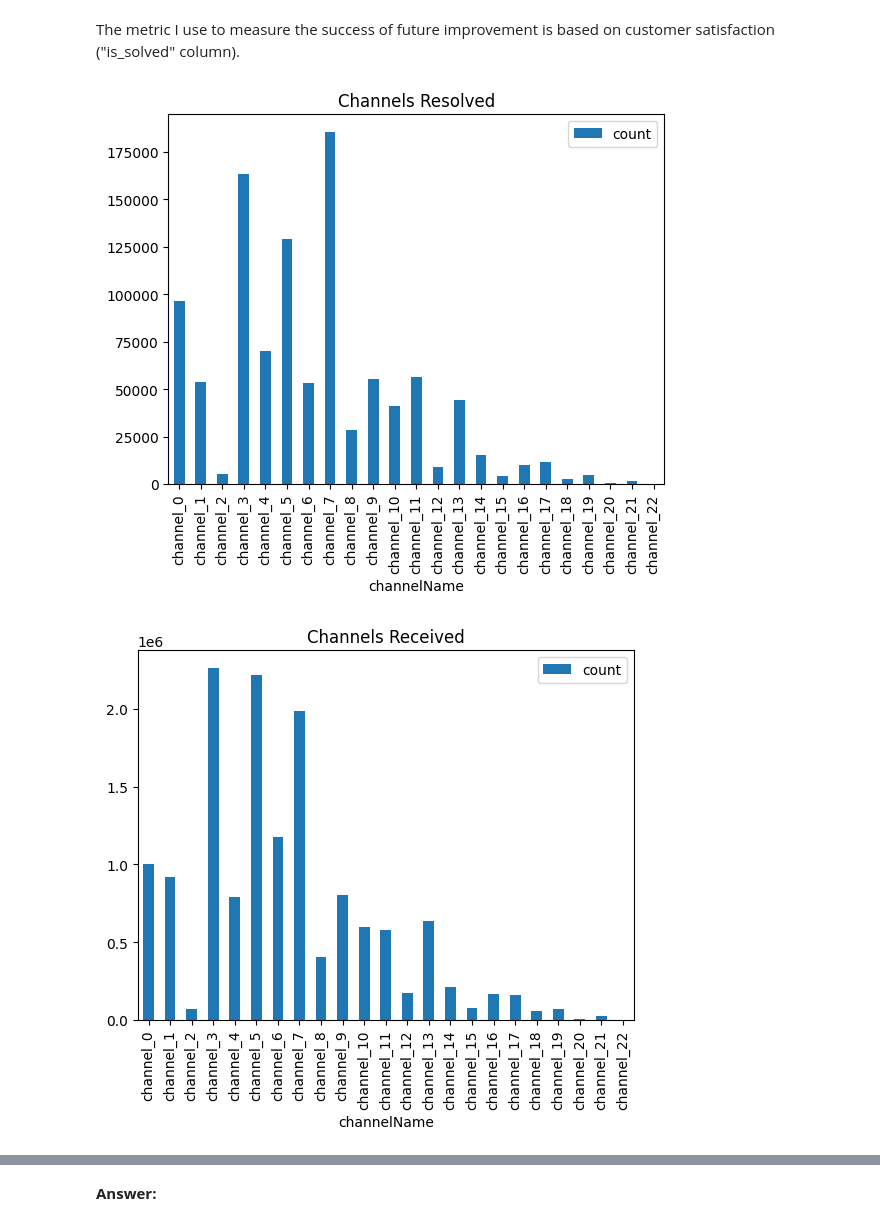
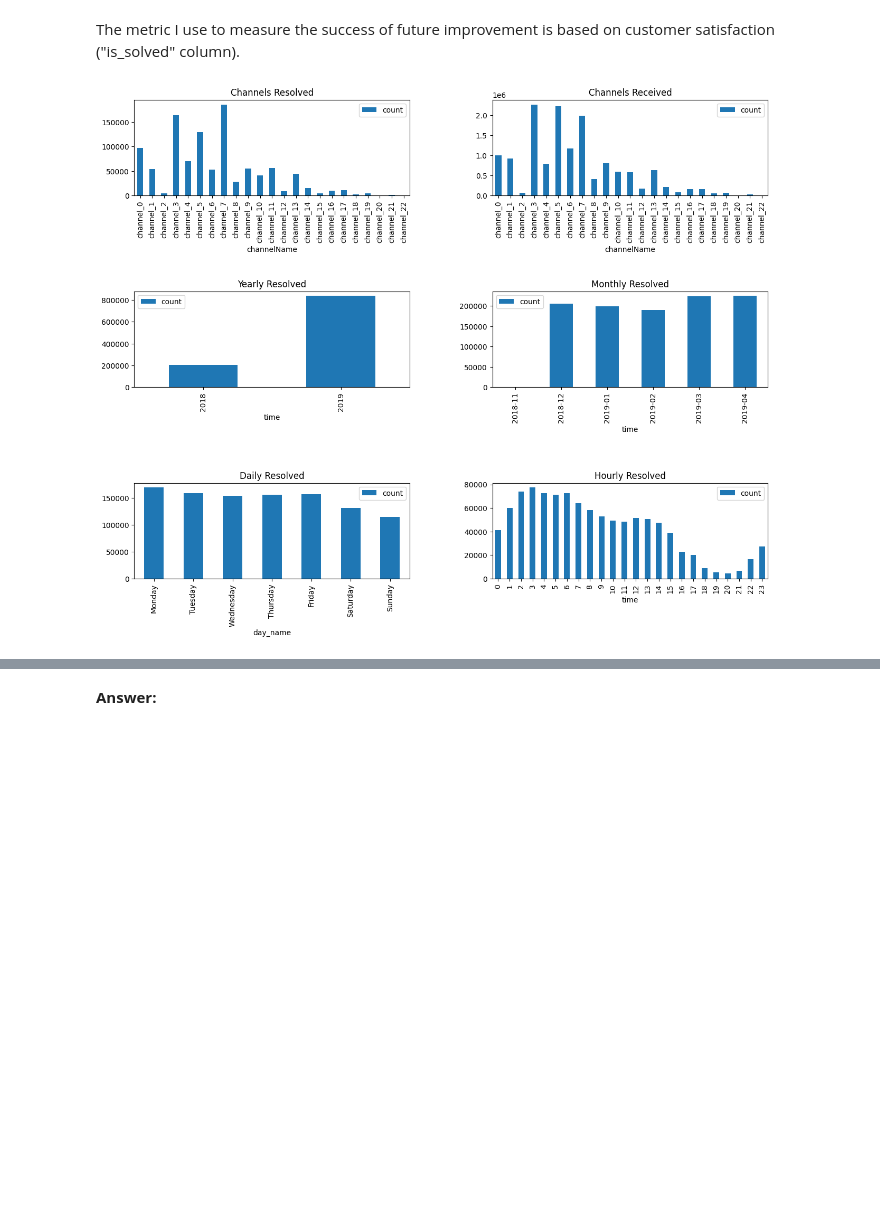
Before and after one commit to adrioui/data-exploration, a Jupyter notebook: Data Exploration.ipynb, the cells around one changed output, grey strips where cells are left out. Cells and saved outputs as stored; diff of their text form; code cells hidden in the pictures; blank space fills up the shorter version.

Commit message:
Adjusted the plots.

```diff
--- a/Data Exploration.ipynb
+++ b/Data Exploration.ipynb
@@ -266,13 +266,17 @@ The metric I use to measure the success of future improvement is based on custom
 year_grp_is_solved = df.groupby([df["time"].dt.year], as_index=False)["is_solved"].value_counts()
 month_grp_is_solved = df.groupby([df["time"].dt.to_period('M')], as_index=False)["is_solved"].value_counts()
 # %%
-channel_grp_is_solved.loc[channel_grp_is_solved["is_solved"] == 1].plot(x="channelName", y="count", title="Channels Resolved", kind="bar")
-channels_received_calls_count.plot(x="channelName", y="count", title="Channels Received", kind="bar")
-year_grp_is_solved.loc[year_grp_is_solved["is_solved"] == 1].plot(x="time", y="count", title="Yearly Resolved", kind="bar")
-month_grp_is_solved.loc[month_grp_is_solved["is_solved"] == 1].plot(x="time", y="count", title="Monthly Resolved", kind="bar")
-day_grp_is_solved.loc[day_grp_is_solved["is_solved"] == 1].plot(x="day_name", y="count", title="Daily Resolved", kind="bar")
-hour_grp_is_solved.loc[hour_grp_is_solved["is_solved"] == 1].plot(x="time", y="count", title="Hourly Resolved", kind="bar")
+fig, axes = plt.subplots(nrows=3, ncols=2)
+plt.subplots_adjust(left=None, bottom=None, right=2, top=2, wspace=0.3, hspace=1)
+
+channel_grp_is_solved.loc[channel_grp_is_solved["is_solved"] == 1].plot(ax=axes[0, 0], x="channelName", y="count", title="Channels Resolved", kind="bar")
+channels_received_calls_count.plot(ax=axes[0, 1], x="channelName", y="count", title="Channels Received", kind="bar")
+
+year_grp_is_solved.loc[year_grp_is_solved["is_solved"] == 1].plot(ax=axes[1, 0], x="time", y="count", title="Yearly Resolved", kind="bar")
+month_grp_is_solved.loc[month_grp_is_solved["is_solved"] == 1].plot(ax=axes[1, 1], x="time", y="count", title="Monthly Resolved", kind="bar")
+day_grp_is_solved.loc[day_grp_is_solved["is_solved"] == 1].plot(ax=axes[2, 0], x="day_name", y="count", title="Daily Resolved", kind="bar")
+hour_grp_is_solved.loc[hour_grp_is_solved["is_solved"] == 1].plot(ax=axes[2, 1], x="time", y="count", title="Hourly Resolved", kind="bar")
+
 plt.show()
 # %% [output]
-[figure, old version]
+[figure, new version]
-[figure, removed]
```
Also changed, not shown: parts of 1 cell of this notebook.
